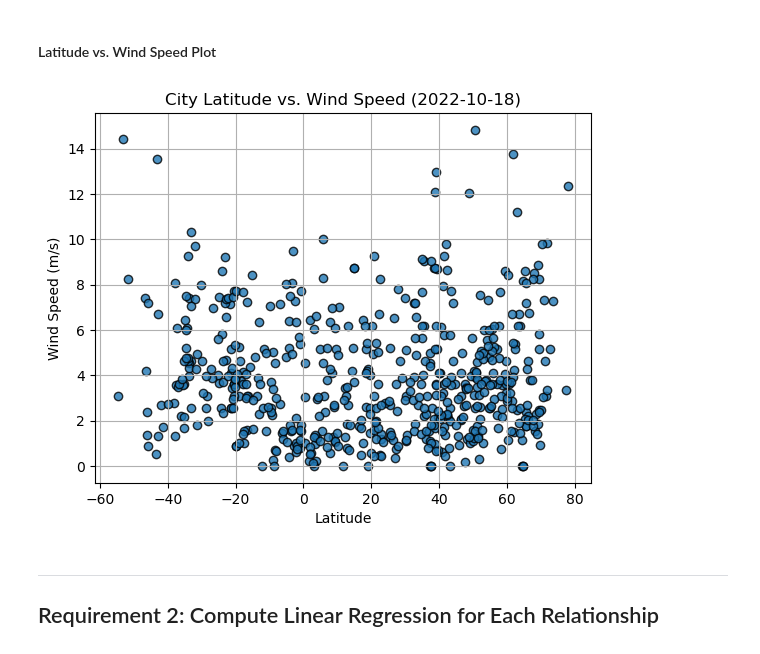
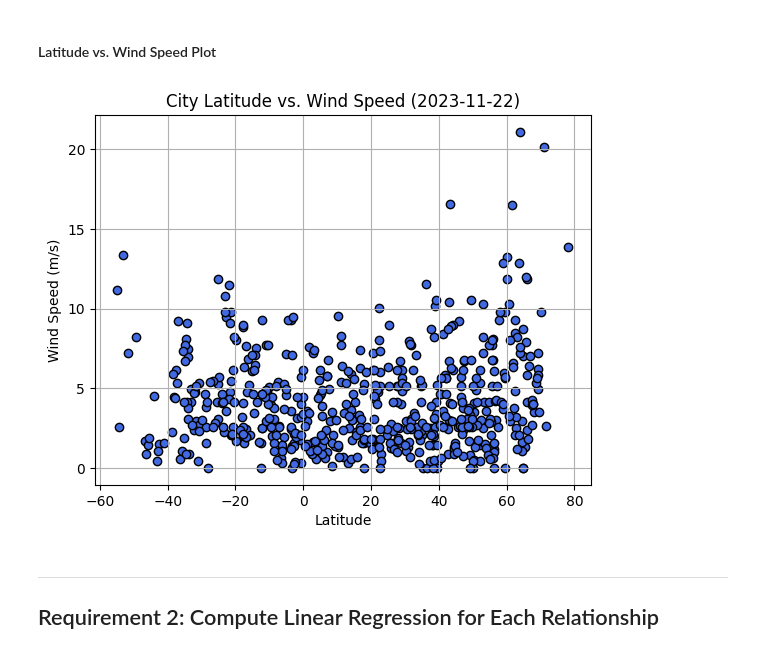
Before and after one commit to Tylerwilliams3644/python-api-challenge, a Jupyter notebook: WeatherPy/Starter_Code/starter_code/WeatherPy.ipynb, the cells around one changed output. Cells and saved outputs as stored; diff of their text form; code cells hidden in the pictures.

```diff
--- a/WeatherPy/Starter_Code/starter_code/WeatherPy.ipynb
+++ b/WeatherPy/Starter_Code/starter_code/WeatherPy.ipynb
@@ -268,19 +261,24 @@ plt.show()
 # %% [markdown]
 #### Latitude vs. Wind Speed Plot
 # %%
-# Build the scatter plots for latitude vs. wind speed
-# YOUR CODE HERE
+# Build the scatter plots for latitude vs. cloudiness
+lat = city_data_df["Lat"]
+wind_speed = city_data_df["Wind Speed"]
+plt.scatter (lat,wind_speed, marker = "o", facecolors = "royalblue", edgecolors = "black")
 
 # Incorporate the other graph properties
-# YOUR CODE HERE
+plt.xlabel ("Latitude")
+plt.ylabel ("Wind Speed (m/s)")
+plt.title ("City Latitude vs. Wind Speed (2023-11-22)")
+plt.grid()
 
 # Save the figure
-plt.savefig("output_data/Fig4.png")
+plt.savefig("../output_data/Fig4.png")
 
 # Show plot
 plt.show()
 # %% [output]
-[figure, old version]
+[figure, new version]
 # %% [markdown]
 ---
 
```
Also changed, not shown: parts of 11 cells of this notebook, 5 other files.
